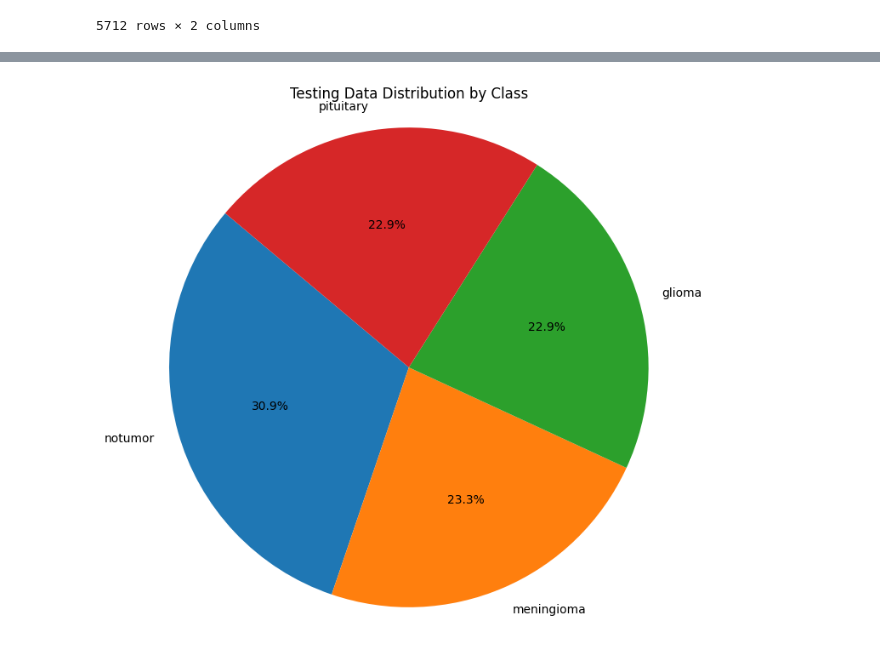
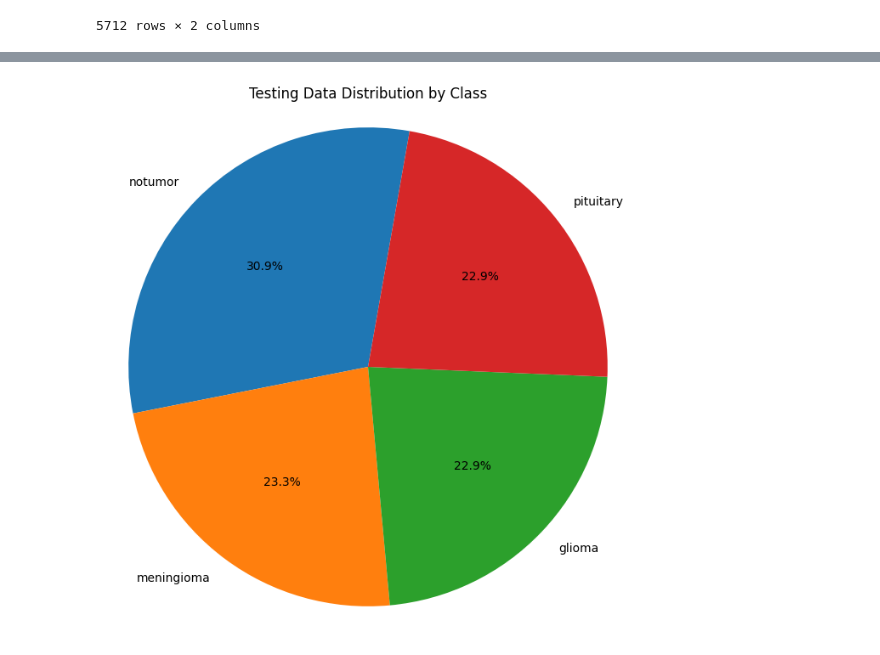
Before and after one commit to Jyang042/AI-Betts-Group-7, a Jupyter notebook: AI-Betts.ipynb, the cells around one changed output, grey strips where cells are left out. Saved outputs shown, nothing was run; the diff lists cells and outputs as text; code cells hidden in the pictures.

```diff
--- a/AI-Betts.ipynb
+++ b/AI-Betts.ipynb
@@ -118,13 +141,13 @@ plt.show()
 # %%
 #Visualize Training Data Distribution of Testing Data
-df = test_df() # call function to get dataframe
-class_counts = df['Class'].value_counts()
+ts_df = test_df() # call function to get dataframe
+class_counts = ts_df['Class'].value_counts()
 
 #Create Viusal Distribution of Data (Pie Chart)
 plt.figure(figsize=(8, 8))
-plt.pie(class_counts, labels=class_counts.index, autopct='%1.1f%%', startangle=140)
+plt.pie(class_counts, labels=class_counts.index, autopct='%1.1f%%', startangle=80)
 plt.title('Testing Data Distribution by Class')
 plt.axis('equal')
 plt.show()
 # %% [output]
-[figure, old version]
+[figure, new version]
```
Also changed, not shown: parts of 7 cells of this notebook.
